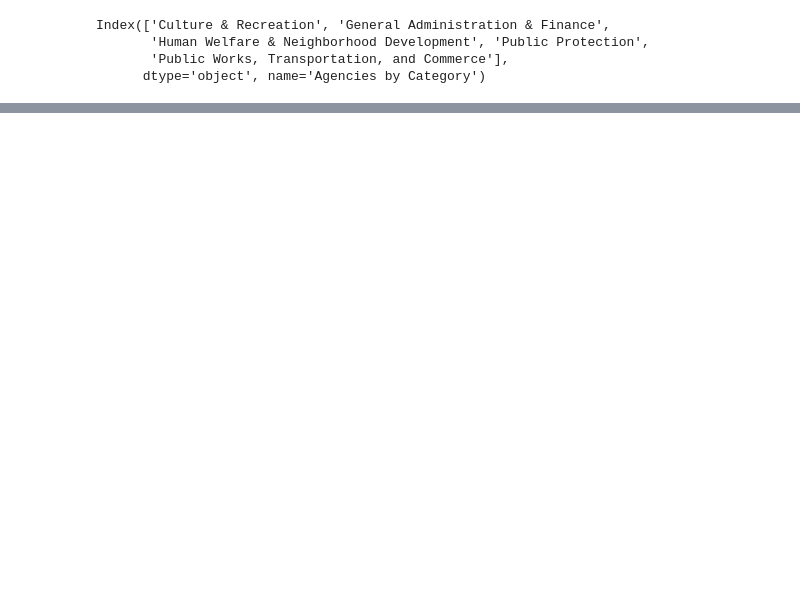
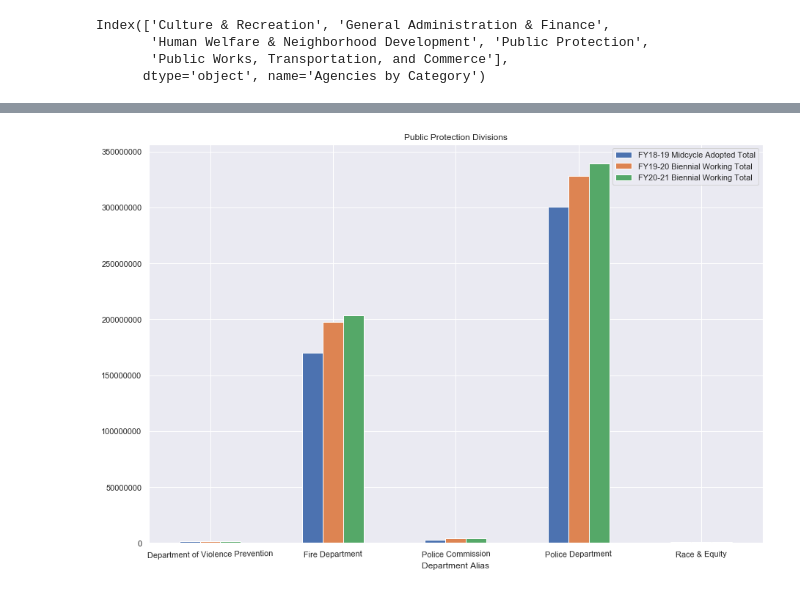
Before and after one commit to sfbrigade/datasci-police-budget, a Jupyter notebook: oaklanddataset/Agencies by Category.ipynb, the cells around one changed output, grey strips where cells are left out. Saved outputs shown, nothing was run; the diff lists cells and outputs as text; code cells hidden in the pictures; blank space fills up the shorter version.

```diff
--- a/oaklanddataset/Agencies by Category.ipynb
+++ b/oaklanddataset/Agencies by Category.ipynb
@@ -184,0 +278,2 @@ plt.show()
+# %%
+subset = oakland[oakland['Agencies by Category'] == 'Public Protection']
@@ -184,0 +289,19 @@ plt.show()
+# %%
+fig = plt.figure(figsize=(6,6))
+ax = plt.gca()
+
+ax.set_title(label='Public Protection Divisions') # Title
+
+subset.plot(x='Department Alias',
+             y=['FY18-19 Midcycle Adopted Total',
+                'FY19-20 Biennial Working Total',
+                'FY20-21 Biennial Working Total'],
+             kind='bar',
+            figsize=(15,10),
+            rot=True,
+            ax=ax,
+           title='Public Protection Divisions')
+plt.ticklabel_format(style='plain', axis='y')
+plt.show()
+# %% [output]
+[figure, added]
```
Also changed, not shown: parts of 26 cells of this notebook, 2 other files.
